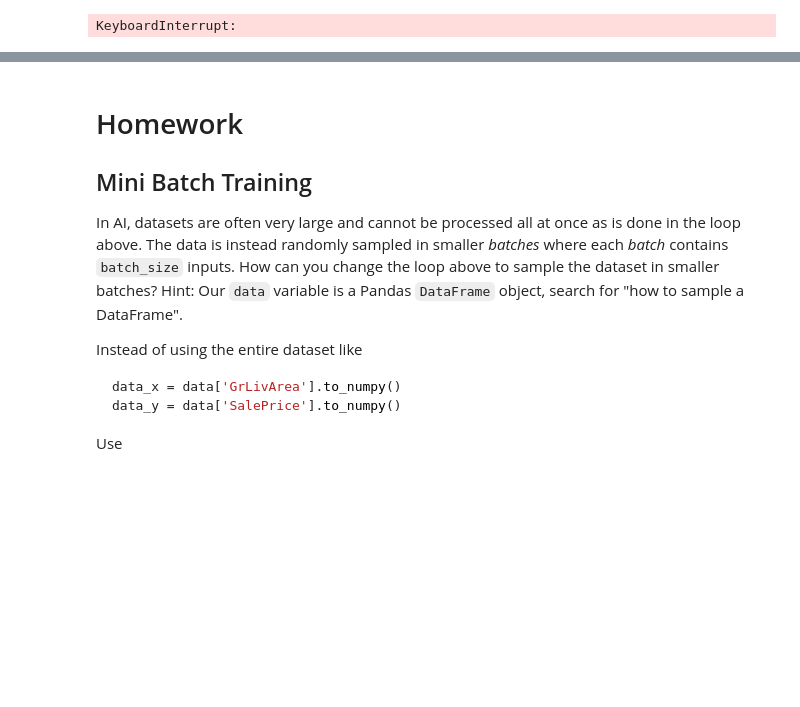
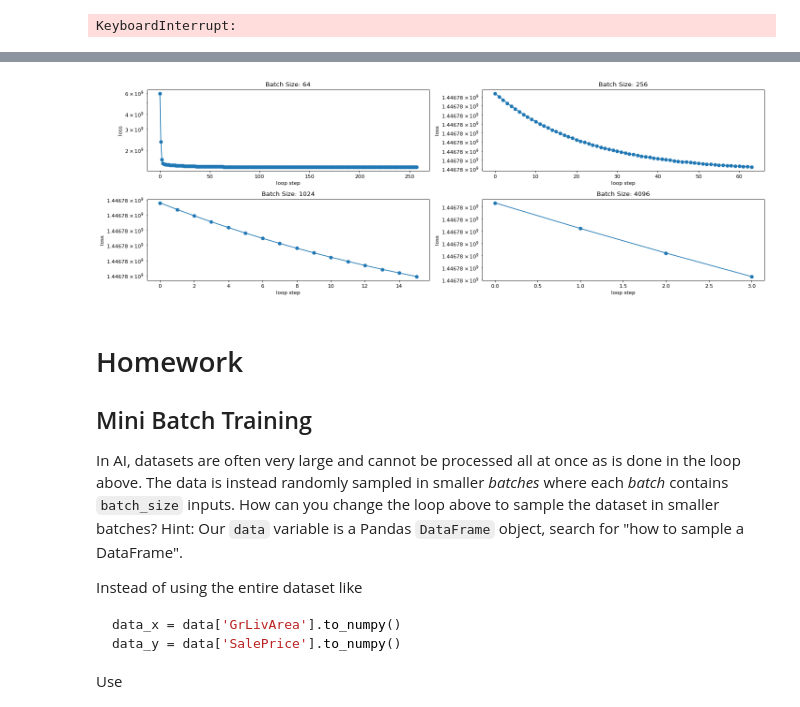
Before and after one commit to robmariv/ai-science-training-series, a Jupyter notebook: 01_intro_AI_on_Supercomputer/01_linear_regression_sgd.ipynb, the cells around one changed output, grey strips where cells are left out. Cells and saved outputs as stored; diff of their text form; code cells hidden in the pictures; blank space fills up the shorter version.

```diff
--- a/01_intro_AI_on_Supercomputer/01_linear_regression_sgd.ipynb
+++ b/01_intro_AI_on_Supercomputer/01_linear_regression_sgd.ipynb
@@ -375,6 +373,39 @@ import numpy as np
 import matplotlib.pyplot as plt
 import IPython.display as ipydis
 import time
+
+n = len(data)
+x = data['GrLivArea'].to_numpy()
+y = data['SalePrice'].to_numpy()
+sum_xy = np.sum(x*y)
+sum_x = np.sum(x)
+sum_y = np.sum(y)
+sum_x2 = np.sum(x*x)
+denominator = n * sum_x2 - sum_x * sum_x
+m = (n * sum_xy - sum_x * sum_y) / denominator
+b = (sum_y * sum_x2 - sum_x * sum_xy) / denominator
+print('y = %f * x + %f' % (m,b))
+
+# saving these for later comparison
+m_calc = m
+b_calc = b
+
+def model(x,m,b):
+   return m * x + b
+
+def loss(x,y,m,b):
+   y_predicted = model(x,m,b)
+   return np.power( y - y_predicted, 2 )
+
+def updated_m(x,y,m,b,learning_rate):
+   dL_dm = - 2 * x * (y - model(x,m,b))
+   dL_dm = np.mean(dL_dm)
+   return m - learning_rate * dL_dm
+
+def updated_b(x,y,m,b,learning_rate):
+   dL_db = - 2 * (y - model(x,m,b))
+   dL_db = np.mean(dL_db)
+   return b - learning_rate * dL_db
 
 m = 5.
 b = 1000.
@@ -393,14 +424,10 @@ data = pd.read_csv('slimmed_realestate_data.csv')
 print(data.columns)
 print(data.head())
 
-
 data_batch = data.sample(batch_size)
 data_x = data_batch['GrLivArea'].to_numpy()
 data_y = data_batch['SalePrice'].to_numpy()
 
-
-print('data_x', data_x)
-print('data_y', data_y)
 # we run our loop N times
   # loop_N = 30  ## ORIGINAL
 
@@ -408,50 +435,56 @@ print('data[GrLivArea].shape', data['GrLivArea'].shape)
 print('data[GrLivArea].shape[0]', data['GrLivArea'].shape[0])
 
 batches = [64, 256, 1024, 4096]
-for b_id in range(1, len(batches)+1):
-  print(b_id)
-  loop_N = 30*(data['GrLivArea'].shape[0])//batches[b_id]
-  for i in range(loop_N):
+fig,ax = plt.subplots(2,2,figsize=(18,6),dpi=80)
+# for b_id in range(1, len(batches)+1):
+for i, batch in enumerate(batches):
+  print('i, batch', i, batch)
+  row = i // 2
+  col = i  % 2
+  print('row,col', row,col)
+  loss_history = []
+  loop_N = 30*(data['GrLivArea'].shape[0])//batch
+  #loop_N = 4
+  for j in range(loop_N):
     # update our slope and intercept based on the current values
+
     m = updated_m(data_x,data_y,m,b,learning_rate_m)
     b = updated_b(data_x,data_y,m,b,learning_rate_b)
-
     # calculate the loss value
     loss_value = np.mean(loss(data_x,data_y,m,b))
 
     # keep a history of our loss values
     loss_history.append(loss_value)
 
-    # print our progress
-    print('[%03d]  dy_i = %.2f * x + %.2f     previously calculated: y_i = %.2f * x + %.2f    loss: %f' % (i,m,b,m_calc,b_calc,loss_value))
+    # print('[%03d]  dy_i = %.2f * x + %.2f     previously calculated: y_i = %.2f * x + %.2f    loss: %f' % (j,m,b,m_calc,b_calc,loss_value))
 
     # close/delete previous plots
-    plt.close('all')
+    # plt.close('all')
 
-    # create a 1 by 2 plot grid
-    fig,ax = plt.subplots(1,2,figsize=(18,6),dpi=80)
-    # lot our usual output
-    #plot_data(data_x,data_y,m,b,ax[0])
+    # fig,ax = plt.subplots(2,2,figsize=(18,6),dpi=80)
 
     # here we also plot the calculated linear fit for comparison
     line_x = np.arange(data_x.min(),data_x.max())
     line_y = line_x * m_calc + b_calc
-    ax[0].plot(line_x,line_y,'b-',label='calculated')
-    # add a legend to the plot and x/y labels
-    ax[0].legend()
-    ax[0].set_xlabel('square footage')
-    ax[0].set_ylabel('sale price')
+    # ax[0].plot(line_x,line_y,'b-',label='calculated')
+    # # add a legend to the plot and x/y labels
+    # ax[0].legend()
+    # ax[0].set_xlabel('square footage')
+    # ax[0].set_ylabel('sale price')
 
     # plot the loss
-    loss_x = np.arange(0,len(loss_history))
-    loss_y = np.asarray(loss_history)
-    ax[1].plot(loss_x,loss_y, 'o-')
-    ax[1].set_yscale('log')
-    ax[1].set_xlabel('loop step')
-    ax[1].set_ylabel('loss')
-    plt.show()
-    # gives us time to see the plot
-    time.sleep(2.5)
-    # clears the plot when the next plot is ready to show.
-    ipydis.clear_output(wait=True)
+  loss_x = np.arange(0,len(loss_history))
+  loss_y = np.asarray(loss_history)
+  ax[row, col].set_title(f'Batch Size: {batch}')
+  ax[row, col].plot(loss_x,loss_y, 'o-')
+  ax[row, col].set_yscale('log')
+  ax[row, col].set_xlabel('loop step')
+  ax[row, col].set_ylabel('loss')
+  # plt.show()
+  # gives us time to see the plot
+  time.sleep(2.5)
+  # clears the plot when the next plot is ready to show.
+  # ipydis.clear_output(wait=True)
+plt.tight_layout()
+plt.show()
 # %% [output]
@@ -476,3 +509,4 @@ NameError: name 'updated_m' is not defined
+[figure, added]
 # %% [markdown]
 # Homework
 ## Mini Batch Training
```
Also changed, not shown: parts of 2 cells of this notebook.
